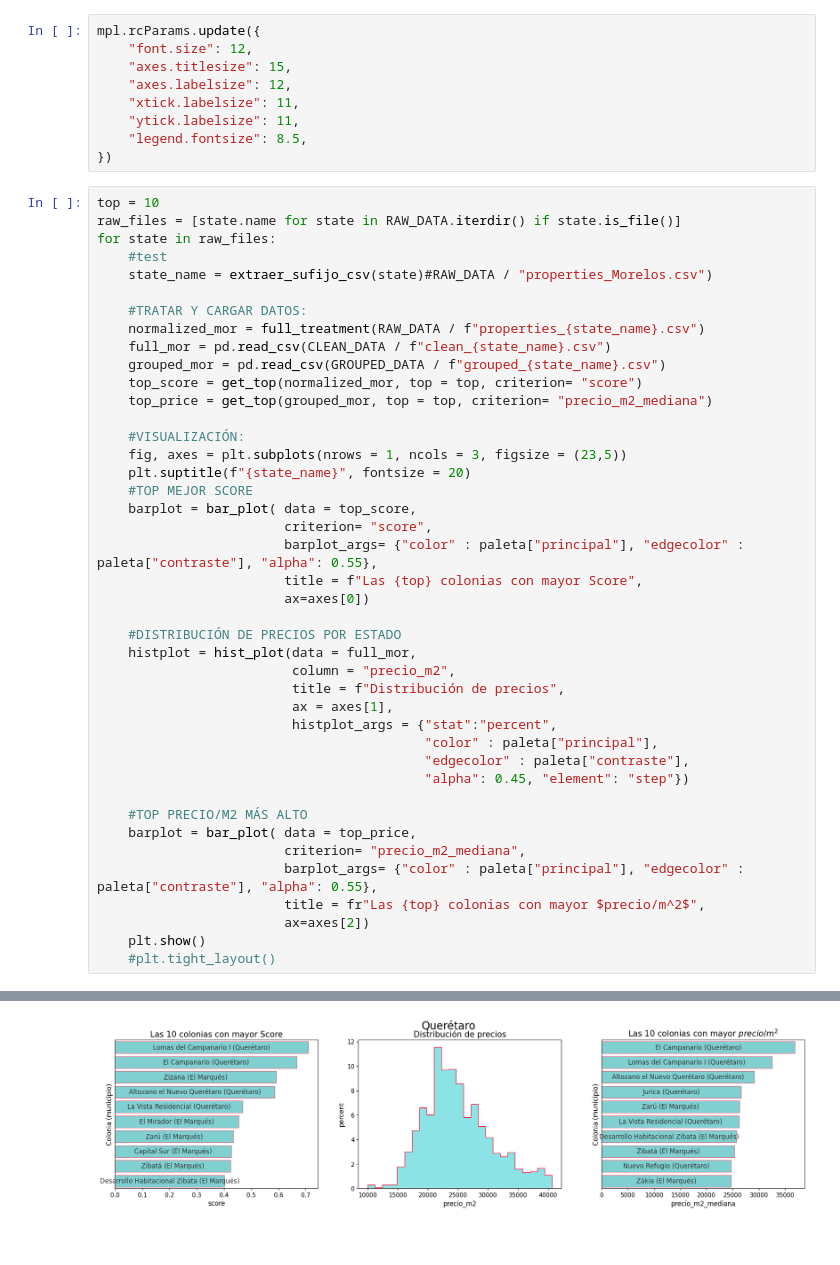
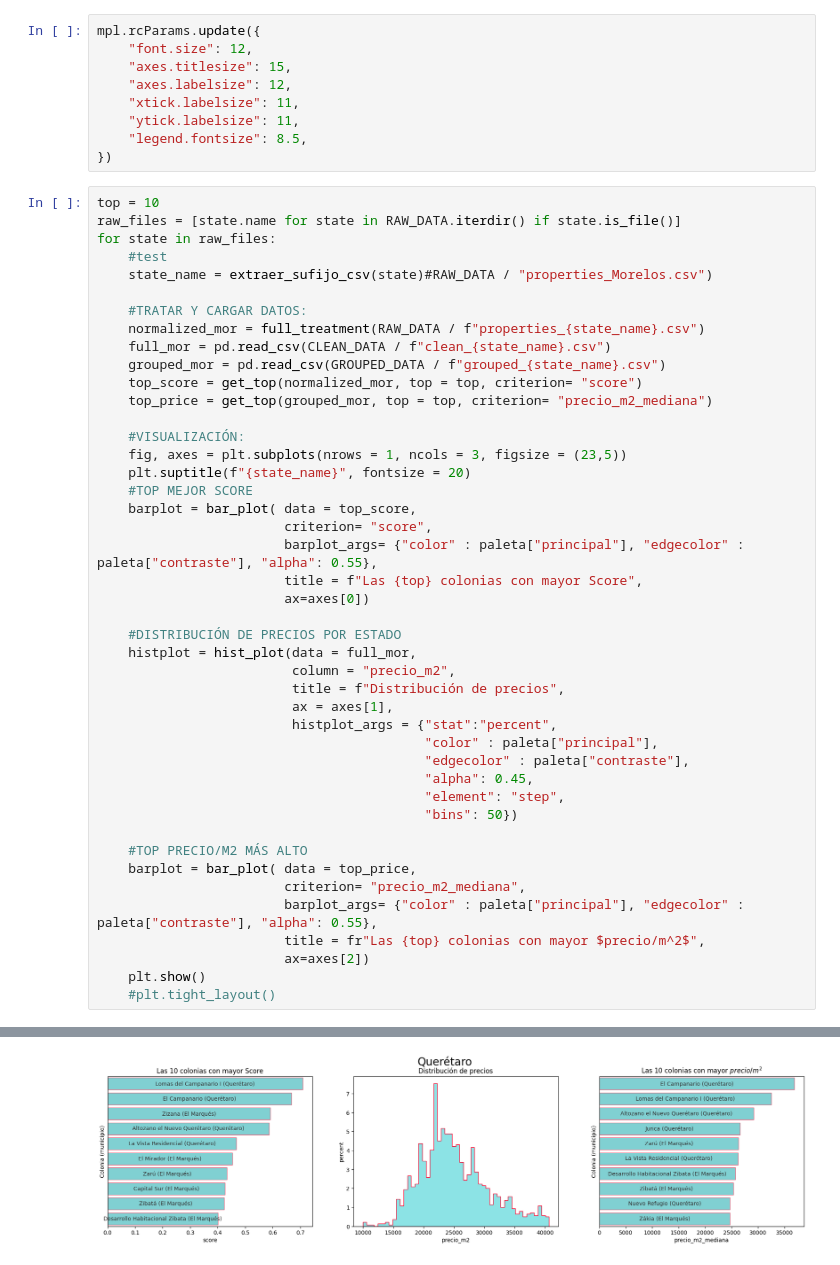
Before and after one commit to epsilondenso/Ranking-mercado-inmobiliario-MX, a Jupyter notebook: notebooks/test.ipynb, the cells around one changed output, grey strips where cells are left out. Saved outputs shown, nothing was run; the diff lists cells and outputs as text.

```diff
--- a/notebooks/test.ipynb
+++ b/notebooks/test.ipynb
@@ -61,7 +61,9 @@ for state in raw_files:
                          histplot_args = {"stat":"percent",
                                           "color" : paleta["principal"],
                                           "edgecolor" : paleta["contraste"],
-                                          "alpha": 0.45, "element": "step"})
+                                          "alpha": 0.45,
+                                          "element": "step",
+                                          "bins": 50})
 
     #TOP PRECIO/M2 MÁS ALTO
     barplot = bar_plot( data = top_price,
@@ -77 +79 @@ for state in raw_files:
-[figure, old version]
+[figure, new version]
```
Also changed, not shown: parts of 1 cell of this notebook, 1 other file.
